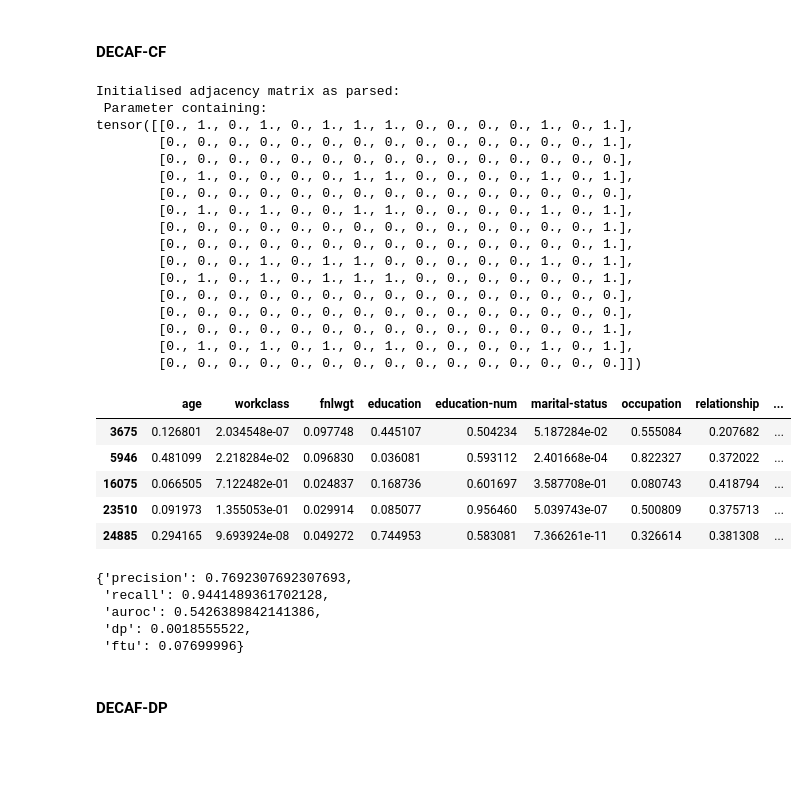
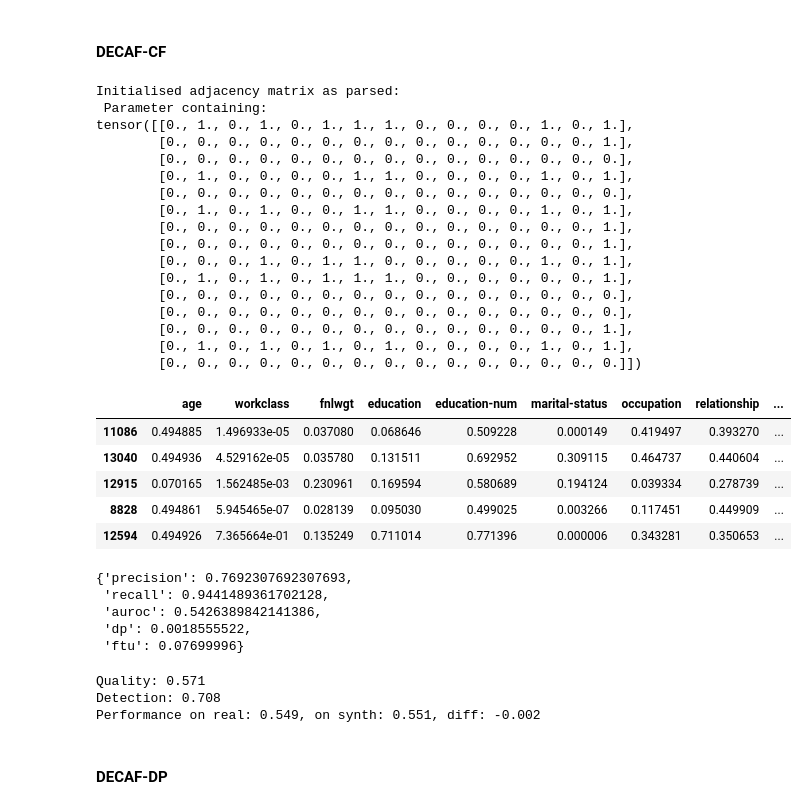
Before and after one commit to dariusbarsony/UvA_FACT2022, a Jupyter notebook: experiment_1.ipynb, the cells around one changed output. Cells and saved outputs as stored; diff of their text form; code cells hidden in the pictures; blank space fills up the shorter version.

```diff
--- a/experiment_1.ipynb
+++ b/experiment_1.ipynb
@@ -408,29 +560,29 @@ eval_model(synth_data, dataset_test)
 # %% [markdown]
 #### DECAF-CF
 # %%
-synth_data = train_decaf(dataset_train, dag_seed, biased_edges=bias_dict_cf)
+_, synth_data = train_decaf(dataset_train, dag_seed, dataset_test, biased_edges=bias_dict_cf, generate_test=True)
 synth_data.head()
 # %% [output]
 Initialised adjacency matrix as parsed:
  Parameter containing:
 tensor([[0., 1., 0., 1., 0., 1., 1., 1., 0., 0., 0., 0., 1., 0., 1.],
         [0., 0., 0., 0., 0., 0., 0., 0., 0., 0., 0., 0., 0., 0., 1.],
         [0., 0., 0., 0., 0., 0., 0., 0., 0., 0., 0., 0., 0., 0., 0.],
         [0., 1., 0., 0., 0., 0., 1., 1., 0., 0., 0., 0., 1., 0., 1.],
         [0., 0., 0., 0., 0., 0., 0., 0., 0., 0., 0., 0., 0., 0., 0.],
         [0., 1., 0., 1., 0., 0., 1., 1., 0., 0., 0., 0., 1., 0., 1.],
         [0., 0., 0., 0., 0., 0., 0., 0., 0., 0., 0., 0., 0., 0., 1.],
         [0., 0., 0., 0., 0., 0., 0., 0., 0., 0., 0., 0., 0., 0., 1.],
         [0., 0., 0., 1., 0., 1., 1., 0., 0., 0., 0., 0., 1., 0., 1.],
         [0., 1., 0., 1., 0., 1., 1., 1., 0., 0., 0., 0., 0., 0., 1.],
         [0., 0., 0., 0., 0., 0., 0., 0., 0., 0., 0., 0., 0., 0., 0.],
         [0., 0., 0., 0., 0., 0., 0., 0., 0., 0., 0., 0., 0., 0., 0.],
         [0., 0., 0., 0., 0., 0., 0., 0., 0., 0., 0., 0., 0., 0., 1.],
         [0., 1., 0., 1., 0., 1., 0., 1., 0., 0., 0., 0., 1., 0., 1.],
         [0., 0., 0., 0., 0., 0., 0., 0., 0., 0., 0., 0., 0., 0., 0.]])
 |  | age | workclass | fnlwgt | education | education-num | marital-status | occupation | relationship | ... |
-| 3675 | 0.126801 | 2.034548e-07 | 0.097748 | 0.445107 | 0.504234 | 5.187284e-02 | 0.555084 | 0.207682 | ... |
-| 5946 | 0.481099 | 2.218284e-02 | 0.096830 | 0.036081 | 0.593112 | 2.401668e-04 | 0.822327 | 0.372022 | ... |
-| 16075 | 0.066505 | 7.122482e-01 | 0.024837 | 0.168736 | 0.601697 | 3.587708e-01 | 0.080743 | 0.418794 | ... |
-| 23510 | 0.091973 | 1.355053e-01 | 0.029914 | 0.085077 | 0.956460 | 5.039743e-07 | 0.500809 | 0.375713 | ... |
-| 24885 | 0.294165 | 9.693924e-08 | 0.049272 | 0.744953 | 0.583081 | 7.366261e-11 | 0.326614 | 0.381308 | ... |
+| 11086 | 0.494885 | 1.496933e-05 | 0.037080 | 0.068646 | 0.509228 | 0.000149 | 0.419497 | 0.393270 | ... |
+| 13040 | 0.494936 | 4.529162e-05 | 0.035780 | 0.131511 | 0.692952 | 0.309115 | 0.464737 | 0.440604 | ... |
+| 12915 | 0.070165 | 1.562485e-03 | 0.230961 | 0.169594 | 0.580689 | 0.194124 | 0.039334 | 0.278739 | ... |
+| 8828 | 0.494861 | 5.945465e-07 | 0.028139 | 0.095030 | 0.499025 | 0.003266 | 0.117451 | 0.449909 | ... |
+| 12594 | 0.494926 | 7.365664e-01 | 0.135249 | 0.711014 | 0.771396 | 0.000006 | 0.343281 | 0.350653 | ... |
@@ -445,3 +605,25 @@ eval_model(synth_data, dataset_test)
+# %%
+label = "income"
+
+X_synth_loader = GenericDataLoader(
+    X_synth_test,
+    target_column=label,
+)
+X_test_loader = GenericDataLoader(
+    X_test,
+    target_column=label,
+)
+
+res = eval_goggle(X_synth_loader, X_test_loader)
+
+print(f"Quality: {res[0]:.3f}")
+print(f"Detection: {res[2]:.3f}")
+print(
+f"Performance on real: {res[1][0]:.3f}, on synth: {res[1][1]:.3f}, diff: {(res[1][0] - res[1][1]):.3f}")
+# %% [output]
+Quality: 0.571
+Detection: 0.708
+Performance on real: 0.549, on synth: 0.551, diff: -0.002
 # %% [markdown]
 #### DECAF-DP
 # %%
```
Also changed, not shown: parts of 21 cells of this notebook, 5 other files.
